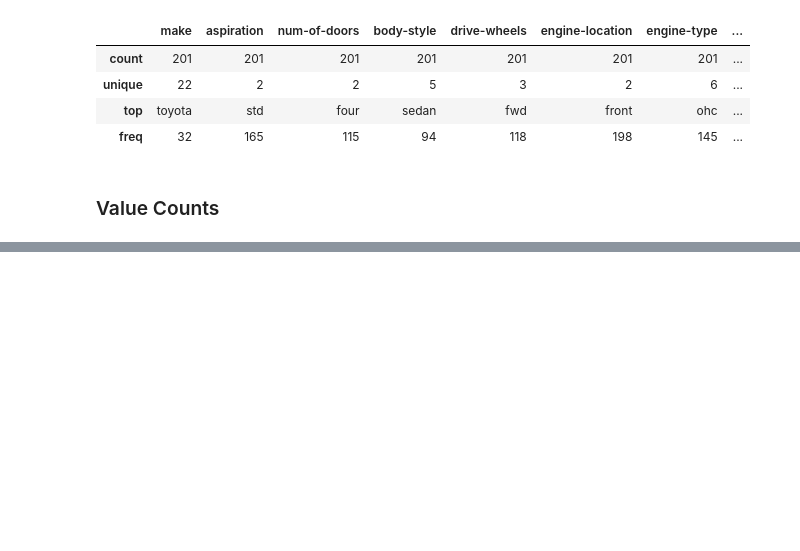
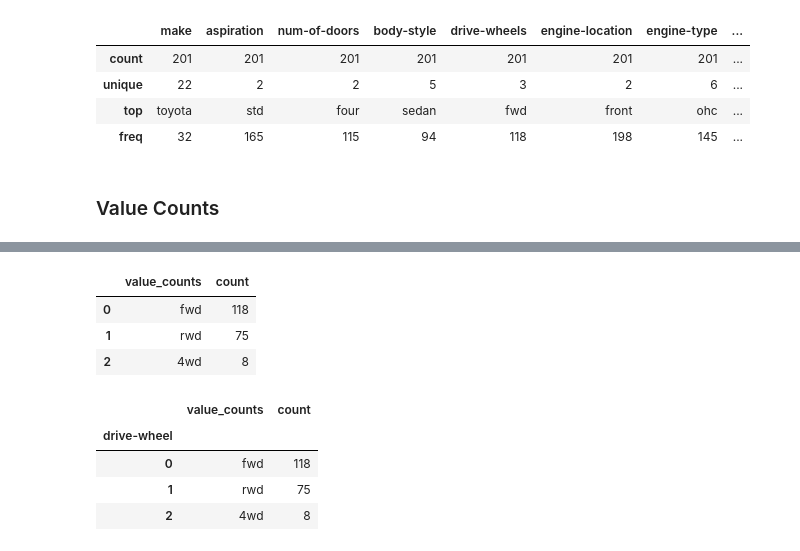
Before and after one commit to VishSeran/Data-Preprocessing-ML, a Jupyter notebook: UseCarPricing.ipynb, the cells around one changed output, grey strips where cells are left out. Drawn from its saved outputs; the diff is of its cells as text; code cells hidden in the pictures; blank space fills up the shorter version.

```diff
--- a/UseCarPricing.ipynb
+++ b/UseCarPricing.ipynb
@@ -213,0 +234,19 @@ See https://pandas.pydata.org/docs/user_guide/migration-3-strings.html#string-mi
+# %%
+drive_wheel_counts = df['drive-wheels'].value_counts().to_frame()
+drive_wheel_counts.reset_index(inplace=True)
+drive_wheel_counts = drive_wheel_counts.rename(columns={'drive-wheels': 'value_counts'})
+drive_wheel_counts
+# %% [output]
+|  | value_counts | count |
+| 0 | fwd | 118 |
+| 1 | rwd | 75 |
+| 2 | 4wd | 8 |
+# %%
+drive_wheel_counts.index.name = 'drive-wheel'
+drive_wheel_counts
+# %% [output]
+|  | value_counts | count |
+| drive-wheel |  |  |
+| 0 | fwd | 118 |
+| 1 | rwd | 75 |
+| 2 | 4wd | 8 |
```
Also changed, not shown: parts of 7 cells of this notebook.
